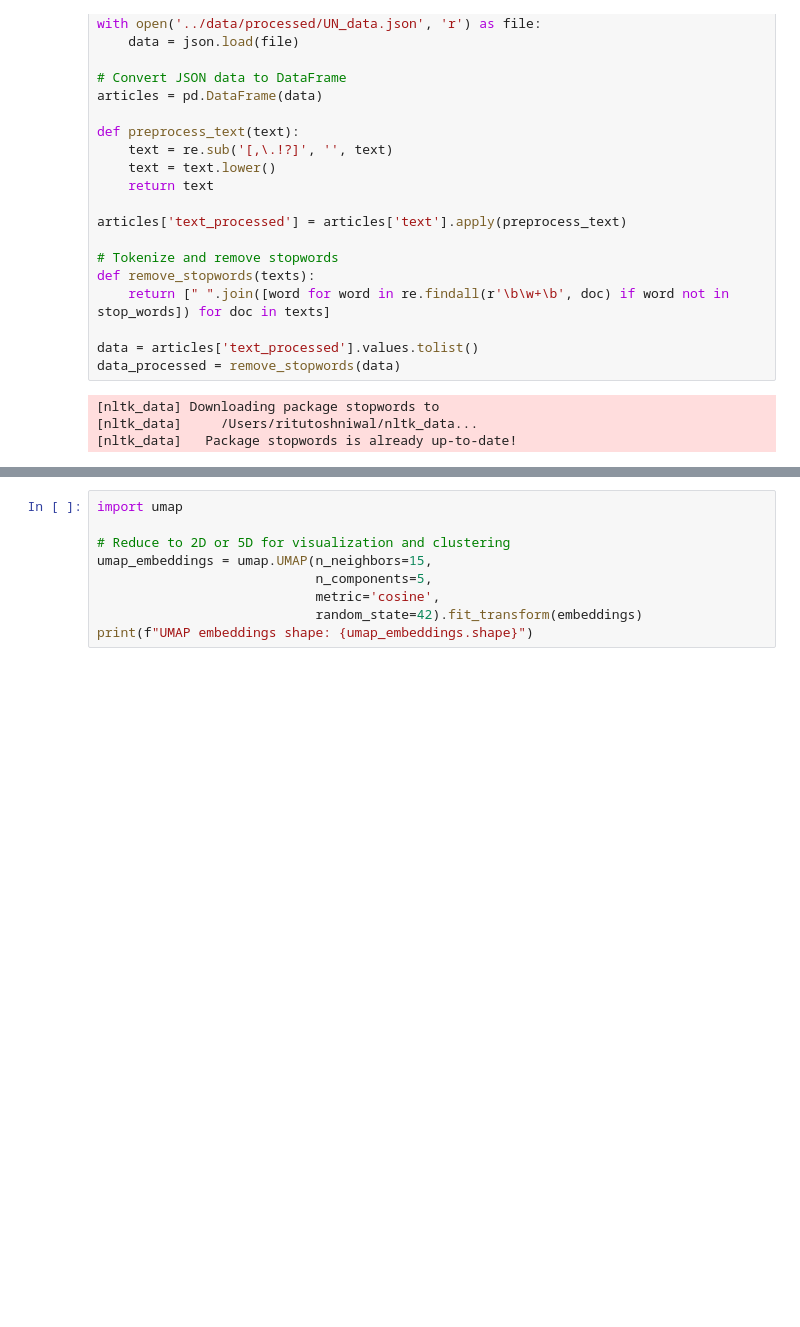
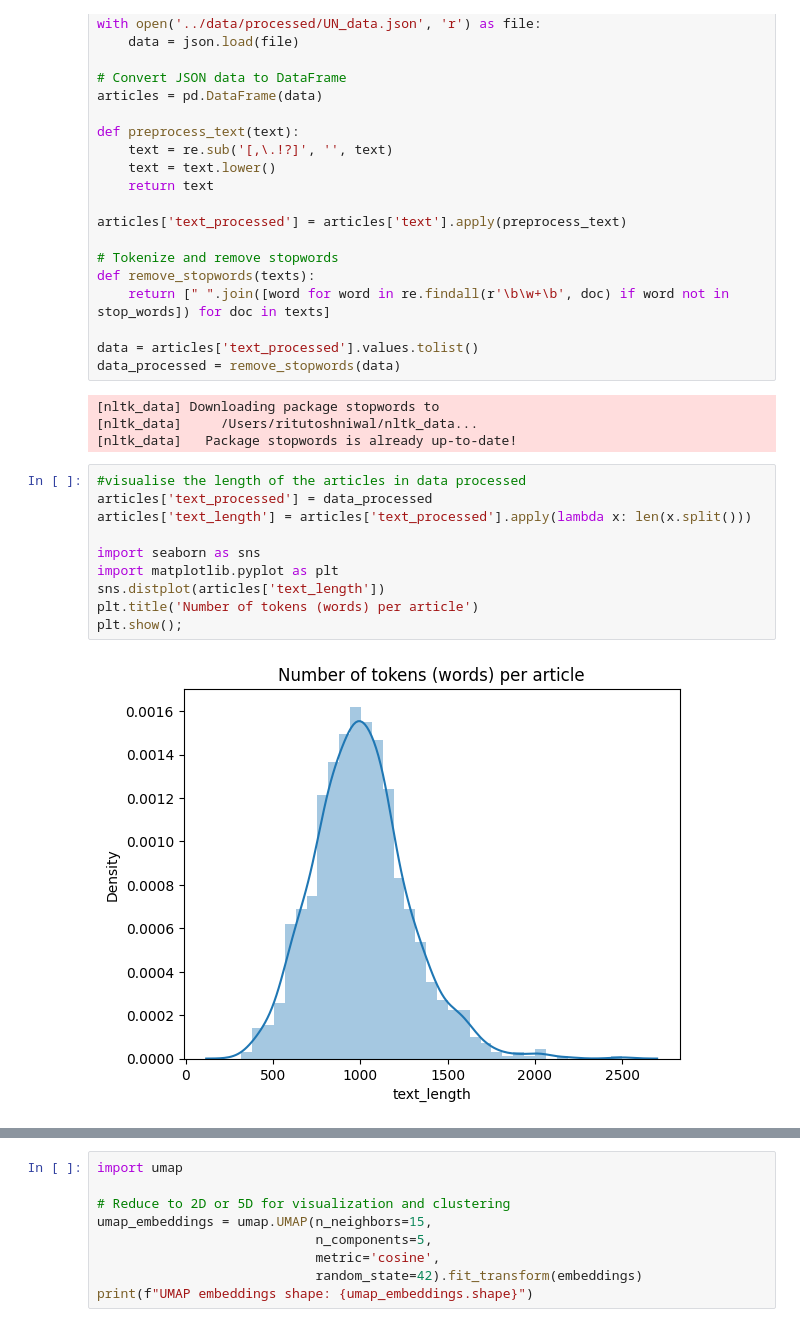
Before and after one commit to ritu1412/UN_debate, a Jupyter notebook: Code/bert.ipynb, the cells around one changed output, grey strips where cells are left out. Drawn from its saved outputs; the diff is of its cells as text; blank space fills up the shorter version.

```diff
--- a/Code/bert.ipynb
+++ b/Code/bert.ipynb
@@ -38,3 +38,15 @@ data_processed = remove_stopwords(data)
 [nltk_data] Downloading package stopwords to
 [nltk_data]     /Users/ritutoshniwal/nltk_data...
 [nltk_data]   Package stopwords is already up-to-date!
+# %%
+#visualise the length of the articles in data processed
+articles['text_processed'] = data_processed
+articles['text_length'] = articles['text_processed'].apply(lambda x: len(x.split()))
+
+import seaborn as sns
+import matplotlib.pyplot as plt
+sns.distplot(articles['text_length'])
+plt.title('Number of tokens (words) per article')
+plt.show();
+# %% [output]
+[figure, added]
```
Also changed, not shown: parts of 14 cells of this notebook, 2 other files.
